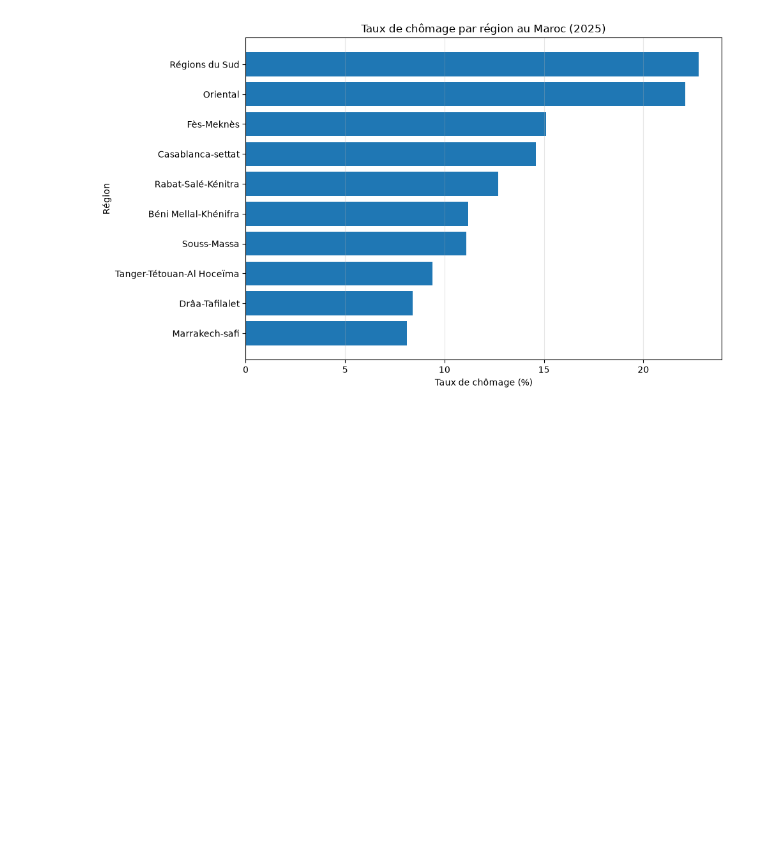
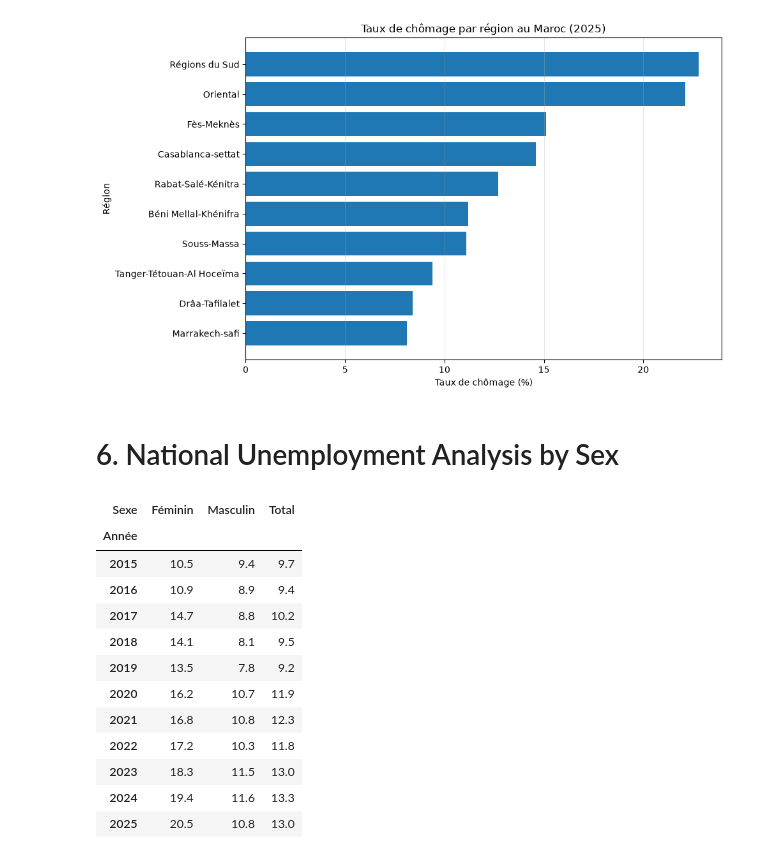
Before and after one commit to Oussamak05/morocco-labour-market-intelligence, a Jupyter notebook: notebooks/01_data_understanding.ipynb, the cells around one changed output. Drawn from its saved outputs; the diff is of its cells as text; code cells hidden in the pictures; blank space fills up the shorter version.

```diff
--- a/notebooks/01_data_understanding.ipynb
+++ b/notebooks/01_data_understanding.ipynb
@@ -845,3 +845,35 @@ plt.tight_layout()
 plt.show()
 # %% [output]
 [figure]
+# %% [markdown]
+# 6. National Unemployment Analysis by Sex
+# %%
+# Filter national unemployment rates by sex
+national_sex = df_long[
+    (df_long["Milieu"] == "National") &
+    (df_long["Région"] == "Ensemble") &
+    (df_long["Sexe"].isin(["Total", "Masculin", "Féminin"]))
+].copy()
+
+# Transform into a table suitable for comparison
+sex_trend = national_sex.pivot(
+    index="Année",
+    columns="Sexe",
+    values="Taux_chomage"
+).sort_index()
+
+display(sex_trend)
+# %% [output]
+| Sexe | Féminin | Masculin | Total |
+| Année |  |  |  |
+| 2015 | 10.5 | 9.4 | 9.7 |
+| 2016 | 10.9 | 8.9 | 9.4 |
+| 2017 | 14.7 | 8.8 | 10.2 |
+| 2018 | 14.1 | 8.1 | 9.5 |
+| 2019 | 13.5 | 7.8 | 9.2 |
+| 2020 | 16.2 | 10.7 | 11.9 |
+| 2021 | 16.8 | 10.8 | 12.3 |
+| 2022 | 17.2 | 10.3 | 11.8 |
+| 2023 | 18.3 | 11.5 | 13.0 |
+| 2024 | 19.4 | 11.6 | 13.3 |
+| 2025 | 20.5 | 10.8 | 13.0 |
```
Also changed, not shown: parts of 3 cells of this notebook, 1 other file.
